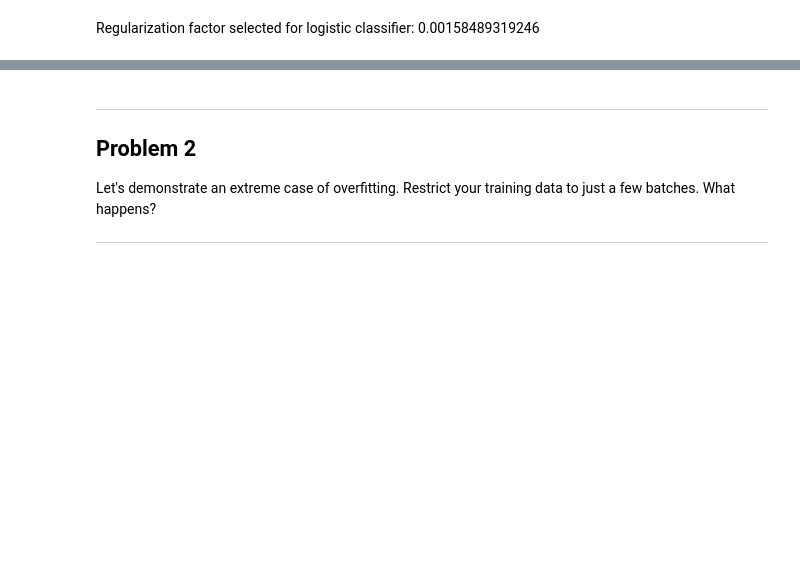
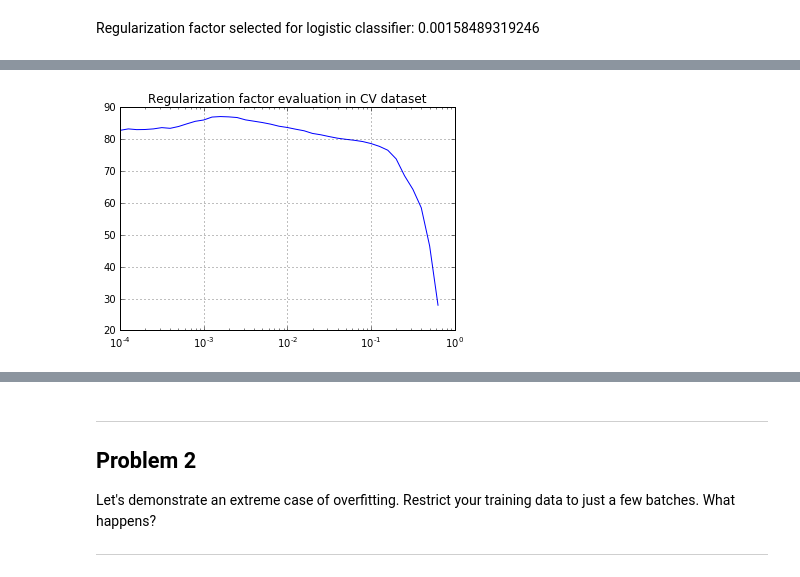
Before and after one commit to llealgt/google_machine_learning_nanodegree_deep_learning, a Jupyter notebook: 3_regularization.ipynb, the cells around one changed output, grey strips where cells are left out. Drawn from its saved outputs; the diff is of its cells as text; code cells hidden in the pictures; blank space fills up the shorter version.

Commit message:
Finished problem1: add regularization to neural network

```diff
--- a/3_regularization.ipynb
+++ b/3_regularization.ipynb
@@ -109,6 +109,7 @@ num_steps = 3001
 regularizators = [pow(10,i) for i in np.arange(-4, -0.1, 0.1)];
 train_accuracy = [];
 valid_accuracy = [];
+test_accuracy = [];
 
 for regul_factor in regularizators:
     with tf.Session(graph=graph) as session:
@@ -164,0 +204,25 @@ Regularization factor selected for logistic classifier: 0.00158489319246
+# %%
+num_steps = 3001
+regularizators = [pow(10,i) for i in np.arange(-4,-0.1,0.1)]
+train_accuracy = [];
+valid_accuracy = [];
+test_accuracy = [];
+
+for regul_factor in regularizators:
+    with tf.Session(graph = graph) as session:
+        tf.initialize_all_variables().run();
+        print("Initialized variables for reg factor:"+str(regul_factor));
+
+        for step in range(num_steps):
+            offset = (step * batch_size) % (train_labels.shape[0] - batch_size);
+            batch_data = train_dataset[offset:(offset + batch_size), :];
+            batch_labels = train_labels[offset:(offset + batch_size), :];
+            feed_dict = {tf_train_dataset:batch_data,tf_train_labels:batch_labels,regularization_factor:regul_factor};
+            _,l,predictions = session.run([optimizer,loss,train_prediction],feed_dict = feed_dict);
+
+        print("Validation accuracy: %.1f%%" % accuracy(
+                validation_prediction.eval(), valid_labels));
+        valid_accuracy.append(accuracy(
+                validation_prediction.eval(), valid_labels));
+        print("Test accuracy: %.1f%%" % accuracy(test_prediction.eval(), test_labels));
+        test_accuracy.append(accuracy(test_prediction.eval(), test_labels));
@@ -164,0 +247,7 @@ Regularization factor selected for logistic classifier: 0.00158489319246
+# %%
+plot.semilogx(regularizators, valid_accuracy)
+plot.grid(True)
+plot.title('Regularization factor evaluation in CV dataset')
+plot.show()
+# %% [output]
+[figure, added]
```
Also changed, not shown: parts of 6 cells of this notebook.
